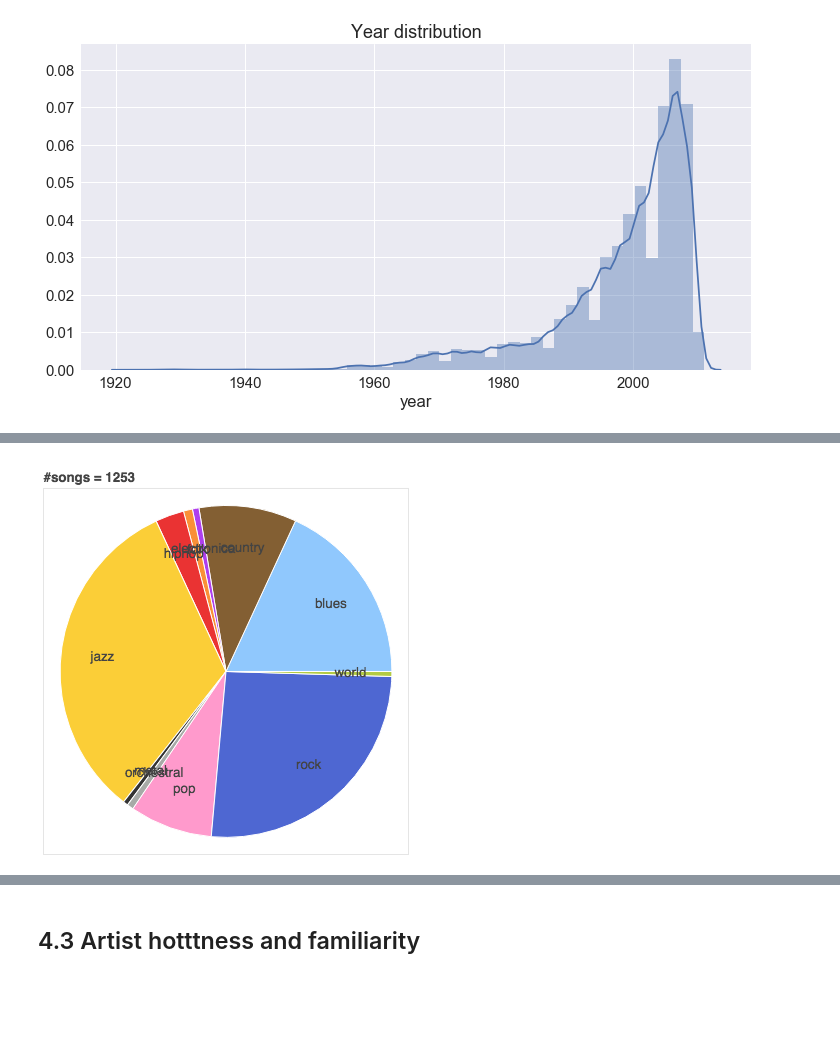
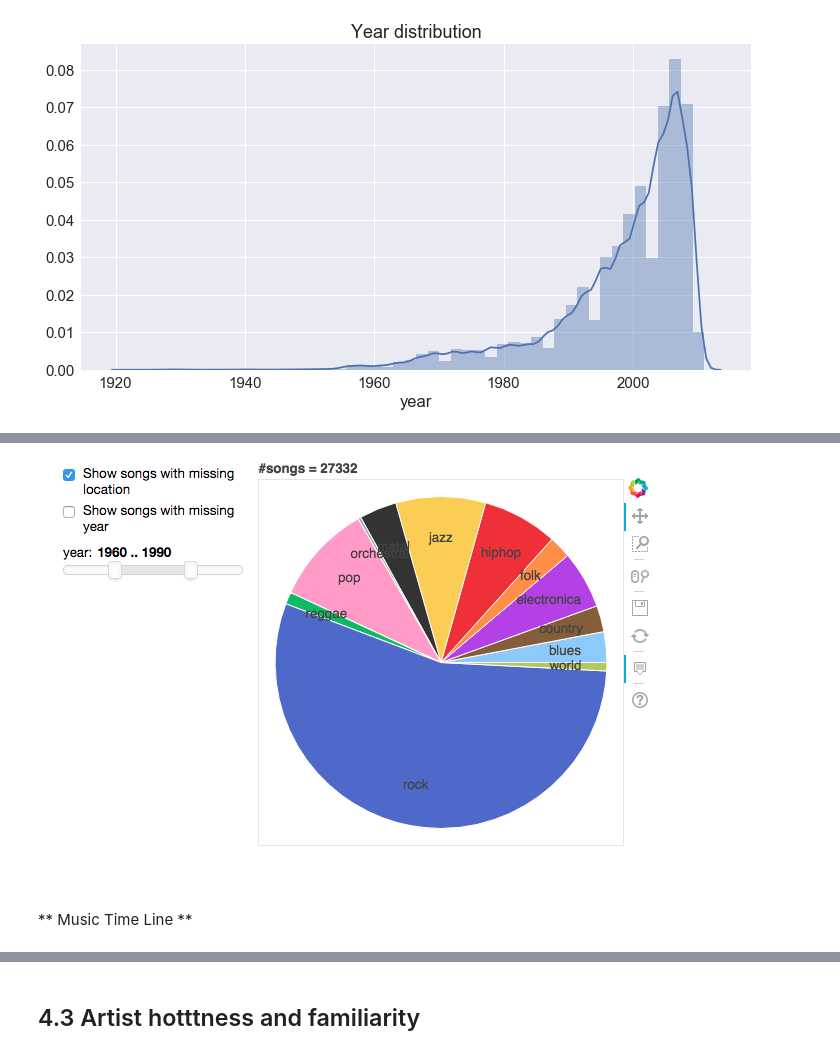
Before and after one commit to mathildemrt/ada, a Jupyter notebook: project/project.ipynb, the cells around one changed output, grey strips where cells are left out. Drawn from its saved outputs; the diff is of its cells as text; code cells hidden in the pictures; blank space fills up the shorter version.

```diff
--- a/project/project.ipynb
+++ b/project/project.ipynb
@@ -605,7 +566,9 @@ Here is the teh genre distribution between 1940 and 1960:
 # %%
-Image('img/1940-1960.png', width=400,height=400)
+Image('img/genre_pie.png')
 # %% [output]
-[figure, old version]
+[figure, new version]
+# %% [markdown]
+** Music Time Line **
 # %%
 def count_genre(year,genre):
 
```
Also changed, not shown: parts of 35 cells of this notebook, 26 other files.
